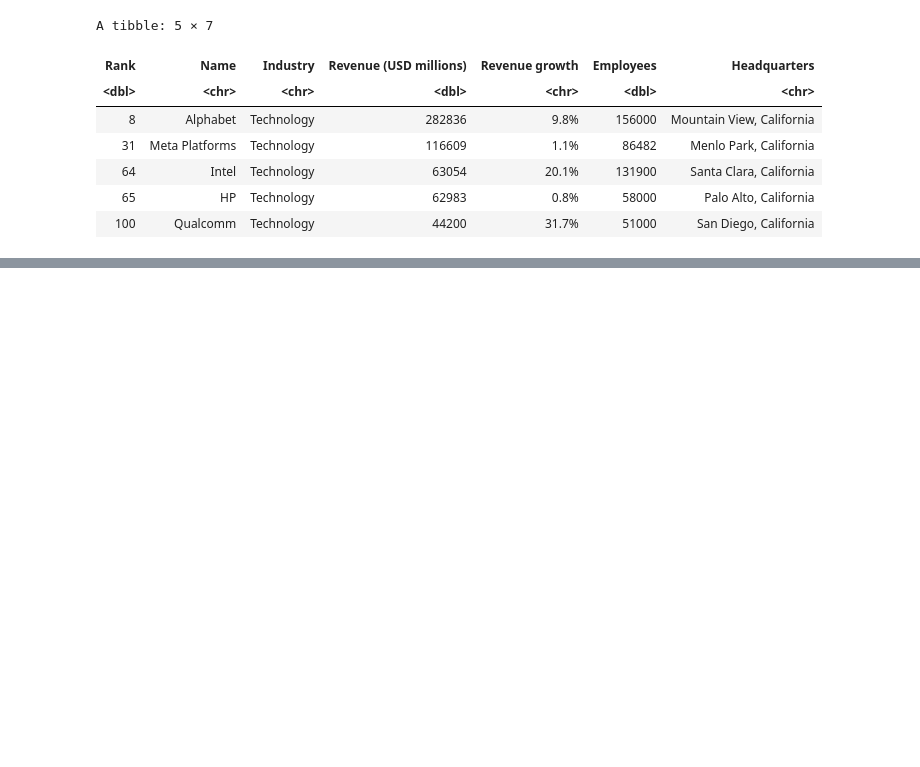
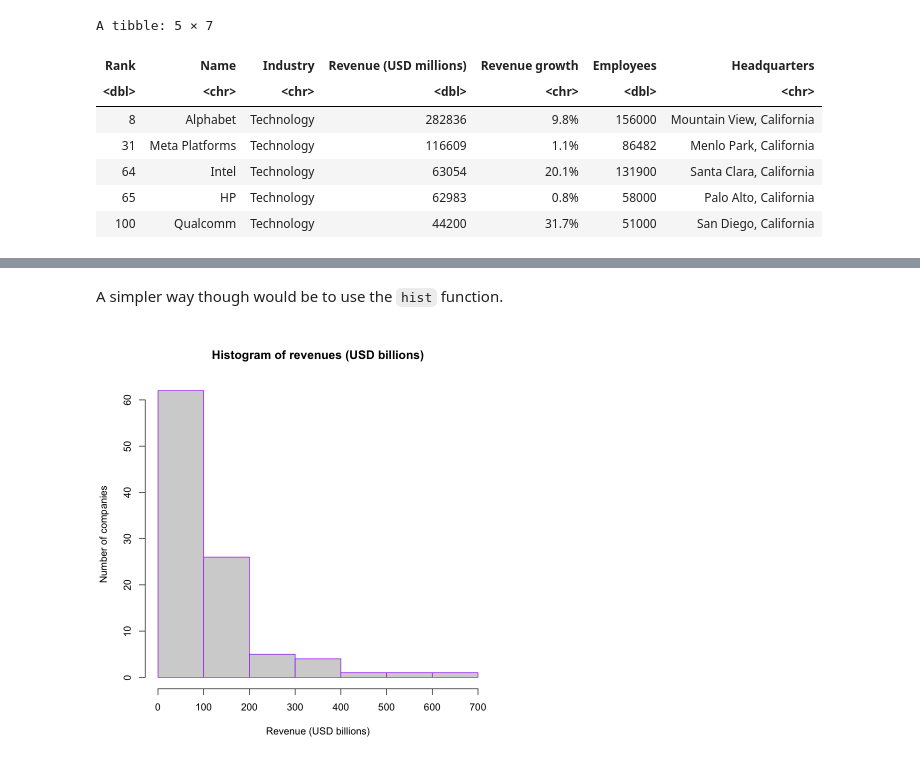
Before and after one commit to victorteodoro/r-for-data-science-code-examples, a Jupyter notebook: r-intro/data_frames.ipynb, the cells around one changed output, grey strips where cells are left out. Drawn from its saved outputs; the diff is of its cells as text; code cells hidden in the pictures; blank space fills up the shorter version.

```diff
--- a/r-intro/data_frames.ipynb
+++ b/r-intro/data_frames.ipynb
@@ -103,0 +107,5 @@ A tibble: 5 × 7
+# %%
+industry_factors <- factor(us_largest_incomes$Industry)
+
+largest_revenues <- us_largest_incomes$"Revenue (USD millions)"
+revenue_factors <- factor(cut(us_largest_incomes$"Revenue (USD millions)", breaks = (40000 + 50000 * (0:10))))
@@ -103,0 +132,10 @@ A tibble: 5 × 7
+# %% [markdown]
+A simpler way though would be to use the `hist` function.
+# %%
+hist(largest_revenues / 1000,
+    main = "Histogram of revenues (USD billions)",
+    xlab = "Revenue (USD billions)",
+    ylab = "Number of companies",
+    border = "purple")
+# %% [output]
+[figure, added]
```
Also changed, not shown: parts of 3 cells of this notebook.
